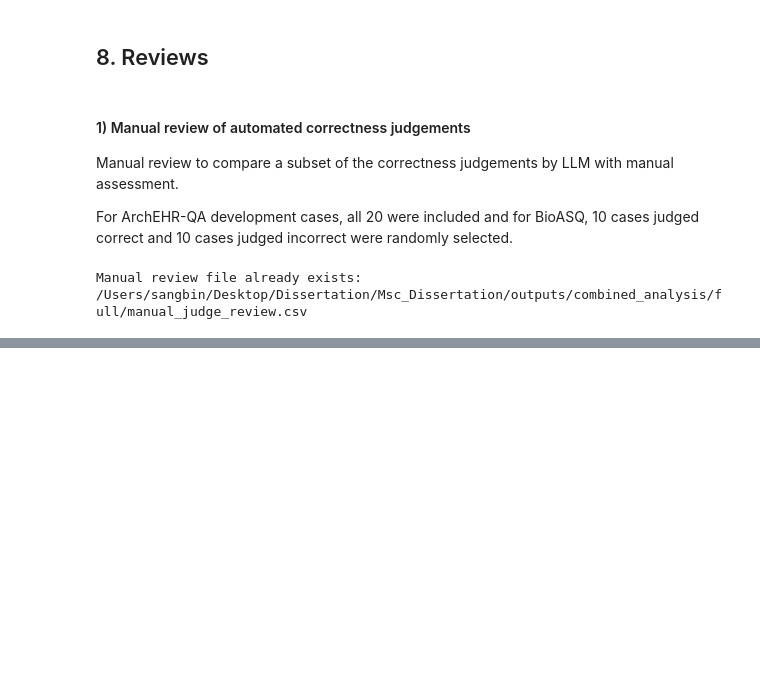
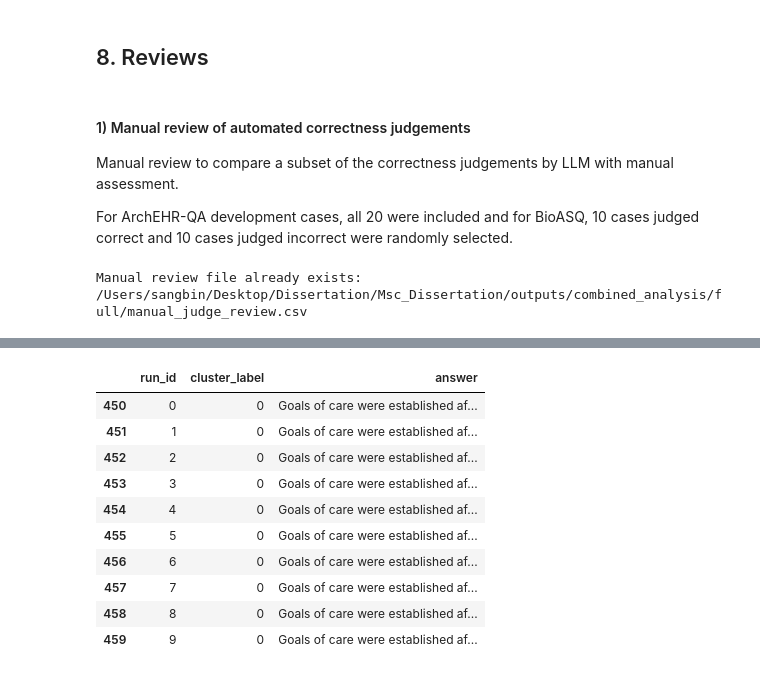
Before and after one commit to SBL-97/Msc_Dissertation, a Jupyter notebook: 04_combined_uncertainty_analysis_v2.ipynb, the cells around one changed output, grey strips where cells are left out. Drawn from its saved outputs; the diff is of its cells as text; code cells hidden in the pictures; blank space fills up the shorter version.

```diff
--- a/04_combined_uncertainty_analysis_v2.ipynb
+++ b/04_combined_uncertainty_analysis_v2.ipynb
@@ -58,6 +58,9 @@ PROFILE_PATH = ANALYSIS_DIR / "joint_profile_summary.csv"
 PREDICTION_PATH = ANALYSIS_DIR / "prediction_metrics.csv"
 RISK_PATH = ANALYSIS_DIR / "risk_coverage.csv"
 SELECTIVE_PATH = ANALYSIS_DIR / "selective_review.csv"
+HELDOUT_DIR = OUTPUT_DIR / "archehr_heldout"
+HELDOUT_PATH = HELDOUT_DIR / "case_analysis.csv"
+
 
 RUN_BOOTSTRAP = not SAMPLE_MODE
 N_BOOTSTRAP = 5000
@@ -1569,0 +1646,78 @@ Exploratory case-level review to examine the evidence and answer patterns underl
+# %%
+import pandas as pd
+pd.set_option('display.max_rows', None)
+pd.set_option('display.max_columns', None)
+pd.set_option('display.max_colwidth', None)
+pd.set_option('display.width', 1000)
+
+
+for case_id in selected_ids:
+
+    case = case_lookup[case_id]
+
+    print("=="*5)
+    print(case_id)
+    print("=="*5)
+
+    print("\n[QUESTION]")
+    print(case["question"])
+
+    print("\n[REFERENCE ANSWER]")
+    print(case["reference_answers"][0])
+
+    print("\n[EVIDENCE SELECTION RUNS]")
+    display(
+        evidence_runs[
+            evidence_runs["case_id"] == case_id
+        ][
+            [
+                "run_id",
+                "selected_sentence_ids",
+            ]
+        ]
+    )
+
+    summary = evidence_summary[
+        evidence_summary["case_id"] == case_id
+    ].iloc[0]
+
+    representative_ids = json.loads(
+        summary["selected_sentence_ids"]
+    )
+
+    print("\n[REPRESENTATIVE EVIDENCE]")
+    for sentence in case["sentences"]:
+        if str(sentence["sentence_id"]) in set(
+            map(str, representative_ids)
+        ):
+            print(
+                f'[{sentence["sentence_id"]}] '
+                f'{sentence["text"]}'
+            )
+
+    print("\n[ANSWER RUNS]")
+    display(
+        answer_runs[
+            answer_runs["case_id"] == case_id
+        ][
+            [
+                "run_id",
+                "cluster_label",
+                "answer",
+            ]
+        ]
+    )
+
+    print("\n[LLM JUDGE]")
+    display(
+        judge_results[
+            judge_results["case_id"] == case_id
+        ][
+            [
+                "correct",
+                "representative_answer",
+                "reason",
+            ]
+        ]
+    )
+# %% [output]
@@ -1569,0 +1754,11 @@ Exploratory case-level review to examine the evidence and answer patterns underl
+|  | run_id | cluster_label | answer |
+| 450 | 0 | 0 | Goals of care were established af... |
+| 451 | 1 | 0 | Goals of care were established af... |
+| 452 | 2 | 0 | Goals of care were established af... |
+| 453 | 3 | 0 | Goals of care were established af... |
+| 454 | 4 | 0 | Goals of care were established af... |
+| 455 | 5 | 0 | Goals of care were established af... |
+| 456 | 6 | 0 | Goals of care were established af... |
+| 457 | 7 | 0 | Goals of care were established af... |
+| 458 | 8 | 0 | Goals of care were established af... |
+| 459 | 9 | 0 | Goals of care were established af... |
```
Also changed, not shown: parts of 4 cells of this notebook.
